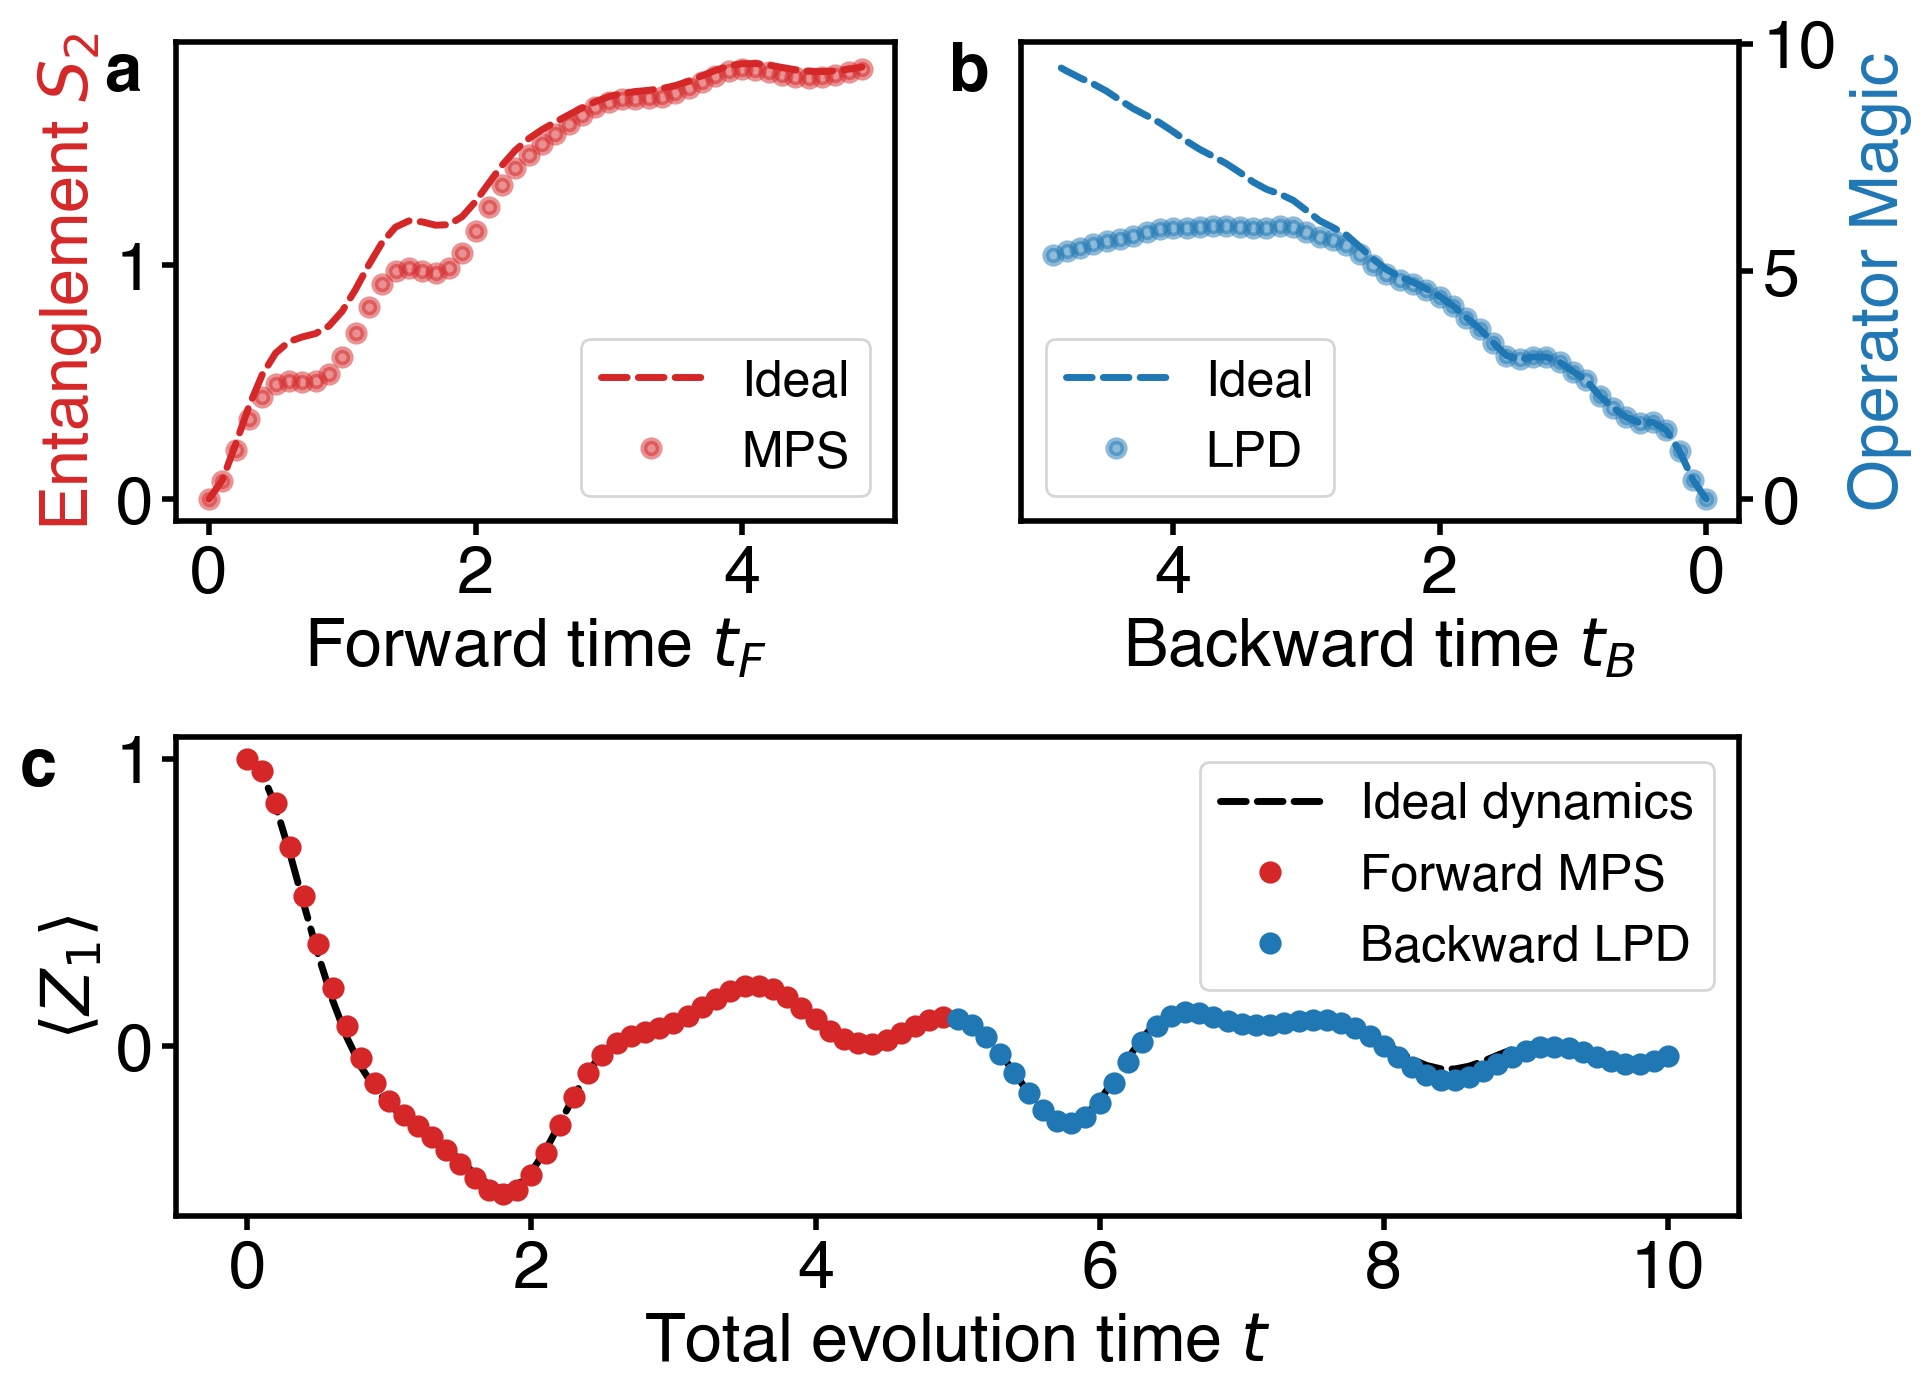
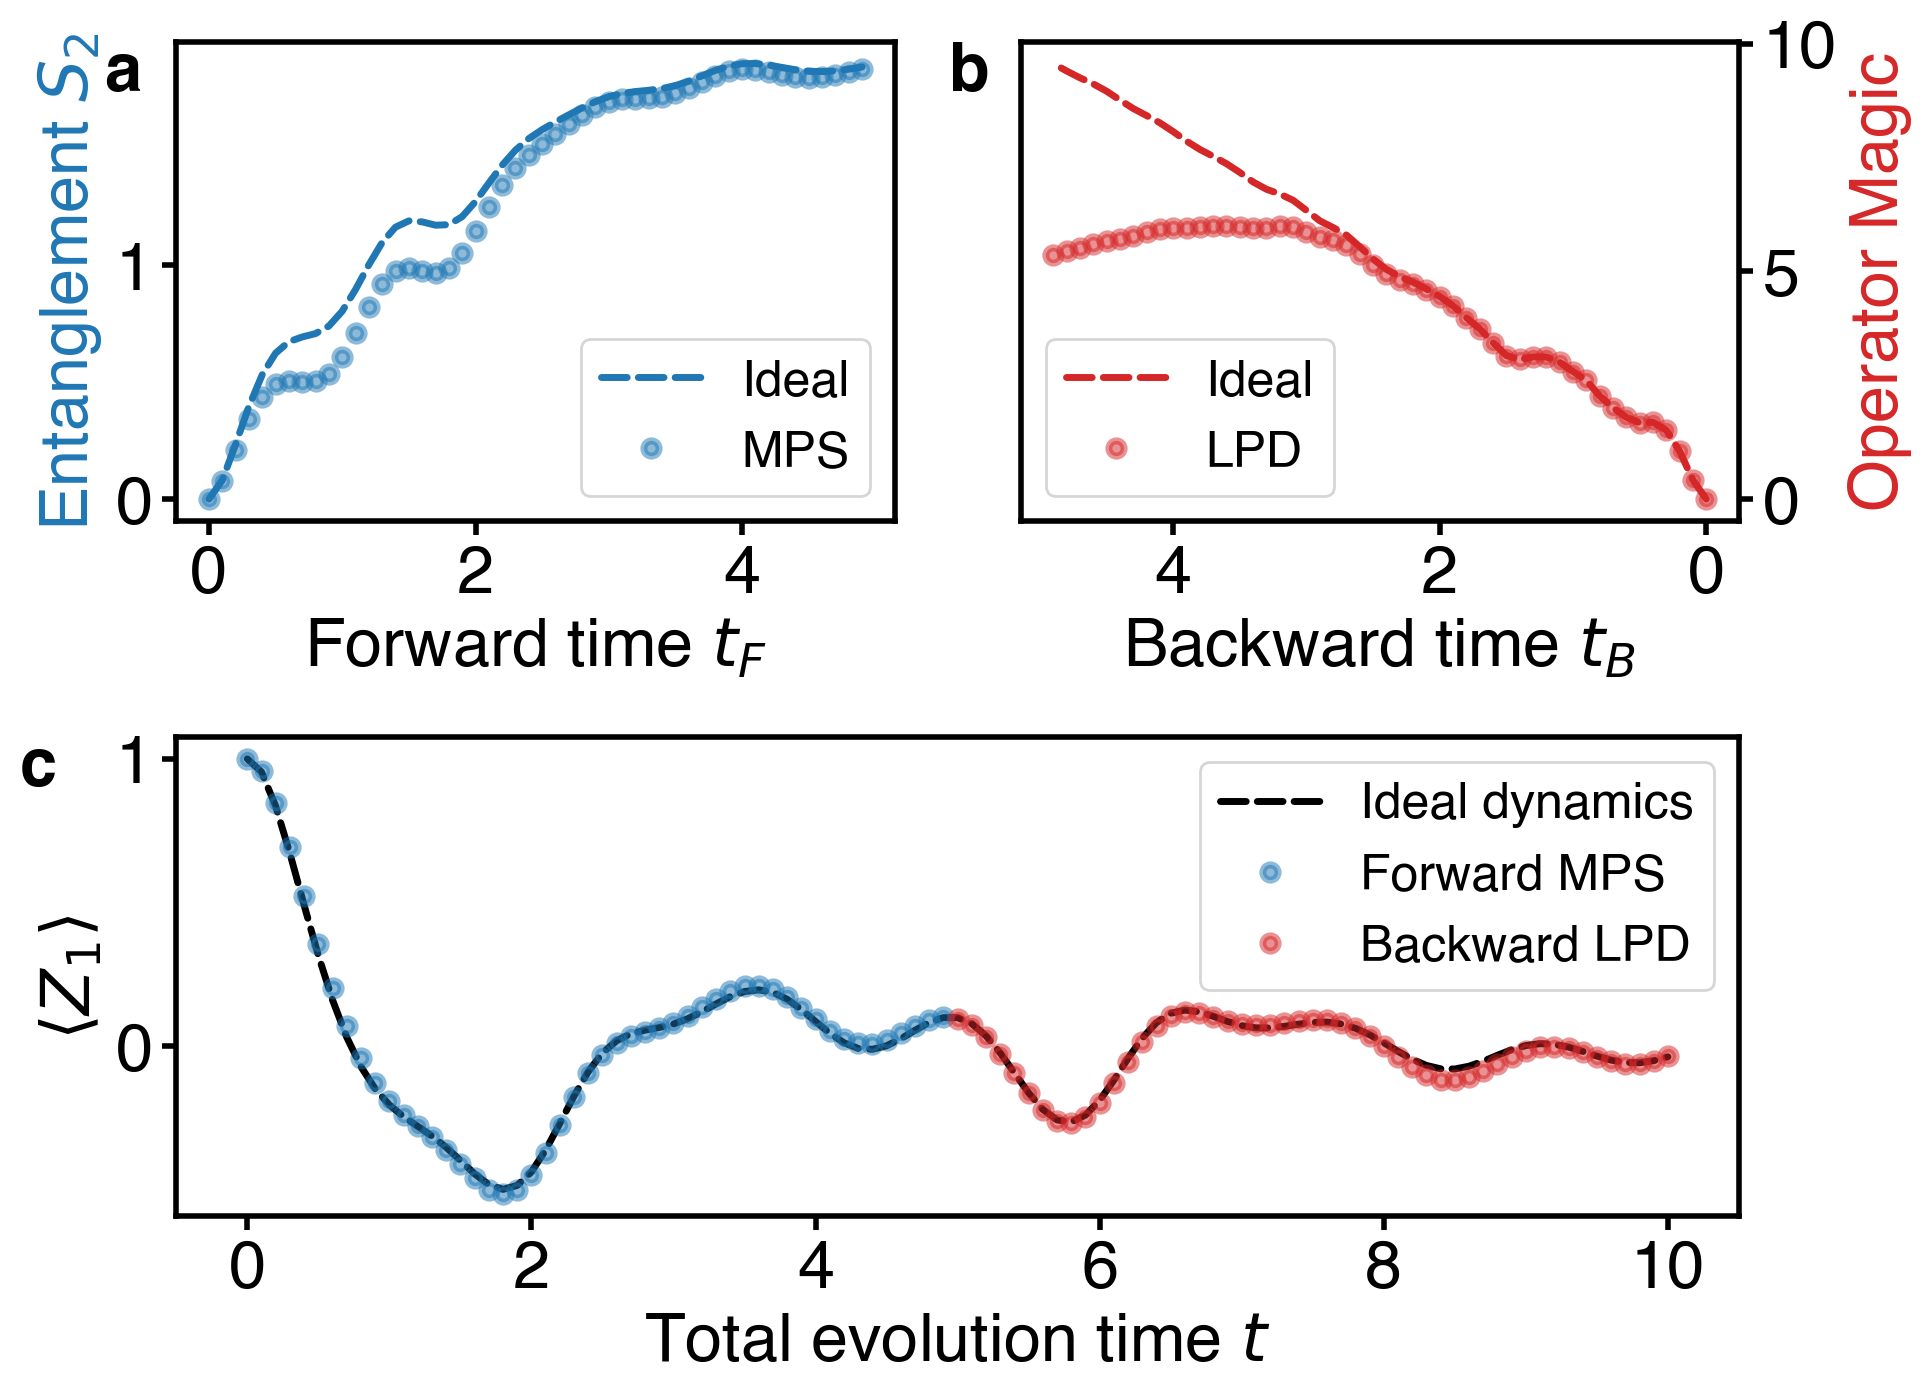
Code edit (unified diff) that turned the first committed figure into the second:
--- before
+++ after
@@ -9,12 +9,12 @@
 # ax4 = plt.subplot(3, 1, 3, sharex=ax3)
 
-ax1.plot(t_list[:r2], qmfi_entangle_entropy3[:r2], '--', label='Ideal', c='tab:red')
-ax1.plot(t_list[:r2], qmfi_entangle_entropy3_mps[:r2], '.', label='MPS', c='tab:red', alpha=0.5, markeredgecolor='tab:red', markeredgewidth=2.5)
-ax1.set_ylabel(rf'Entanglement $S_{sub_dim}$', c='tab:red')
+ax1.plot(t_list[:r2], qmfi_entangle_entropy3[:r2], '--', label='Ideal', c='tab:blue')
+ax1.plot(t_list[:r2], qmfi_entangle_entropy3_mps[:r2], '.', label='MPS', c='tab:blue', alpha=0.5, markeredgecolor='tab:blue', markeredgewidth=2.5)
+ax1.set_ylabel(rf'Entanglement $S_{sub_dim}$', c='tab:blue')
 ax1.set_xlabel(rf'Forward time $t_F$'); ax1.legend(loc='lower right')
-ax2.plot(t_list[:r2], qmfi_magic_full[:r2], '--', label='Ideal', c='tab:blue')
-ax2.plot(t_list[:r2], qmfi_magic[:r2], '.', label='LPD', c='tab:blue', alpha=0.5, markeredgecolor='tab:blue', markeredgewidth=2.5)
+ax2.plot(t_list[:r2], qmfi_magic_full[:r2], '--', label='Ideal', c='tab:red')
+ax2.plot(t_list[:r2], qmfi_magic[:r2], '.', label='LPD', c='tab:red', alpha=0.5, markeredgecolor='tab:red', markeredgewidth=2.5)
 ax2.invert_xaxis(); ax2.legend(loc='lower left')
-ax2.set_ylabel('Operator Magic', c='tab:blue')
+ax2.set_ylabel('Operator Magic', c='tab:red')
 ax2.set_xlabel(rf'Backward time $t_B$')
 ax2.yaxis.set_label_position("right")  # Move y-axis label to the right
@@ -22,8 +22,8 @@
 
 ax3.plot(t_list, qmfi_ideal_expvals, '--', label='Ideal dynamics', c='k')
-# ax3.plot(t_list[:r2], qmfi_trott_expvals[:r2], '.-', label='Forward MPS', c='tab:red')
-ax3.plot(t_list[:r2], expvals_mps16[:r2], '.', label='Forward MPS', c='tab:red')
+# ax3.plot(t_list[:r2], qmfi_trott_expvals[:r2], '.-', label='Forward MPS', c='tab:blue')
+ax3.plot(t_list[:r2], expvals_mps16[:r2], '.', label='Forward MPS', c='tab:blue', alpha=0.5, markeredgecolor='tab:blue', markeredgewidth=2.5)
 # ax3.plot(t_list[r2:], qmfi_trott_expvals[r2:], '.-', label='Backward LPD', c='tab:blue')
-ax3.plot(t_list[r2:], hybrid_expvals, '.', label='Backward LPD', c='tab:blue')
+ax3.plot(t_list[r2:], hybrid_expvals, '.', label='Backward LPD', c='tab:red', alpha=0.5, markeredgecolor='tab:red', markeredgewidth=2.5)
 ax3.set_ylabel(rf'$\langle Z_1 \rangle$'); ax3.legend(loc='upper right')
 ax3.set_xlabel(rf'Total evolution time $t$')

Commit: OTOC